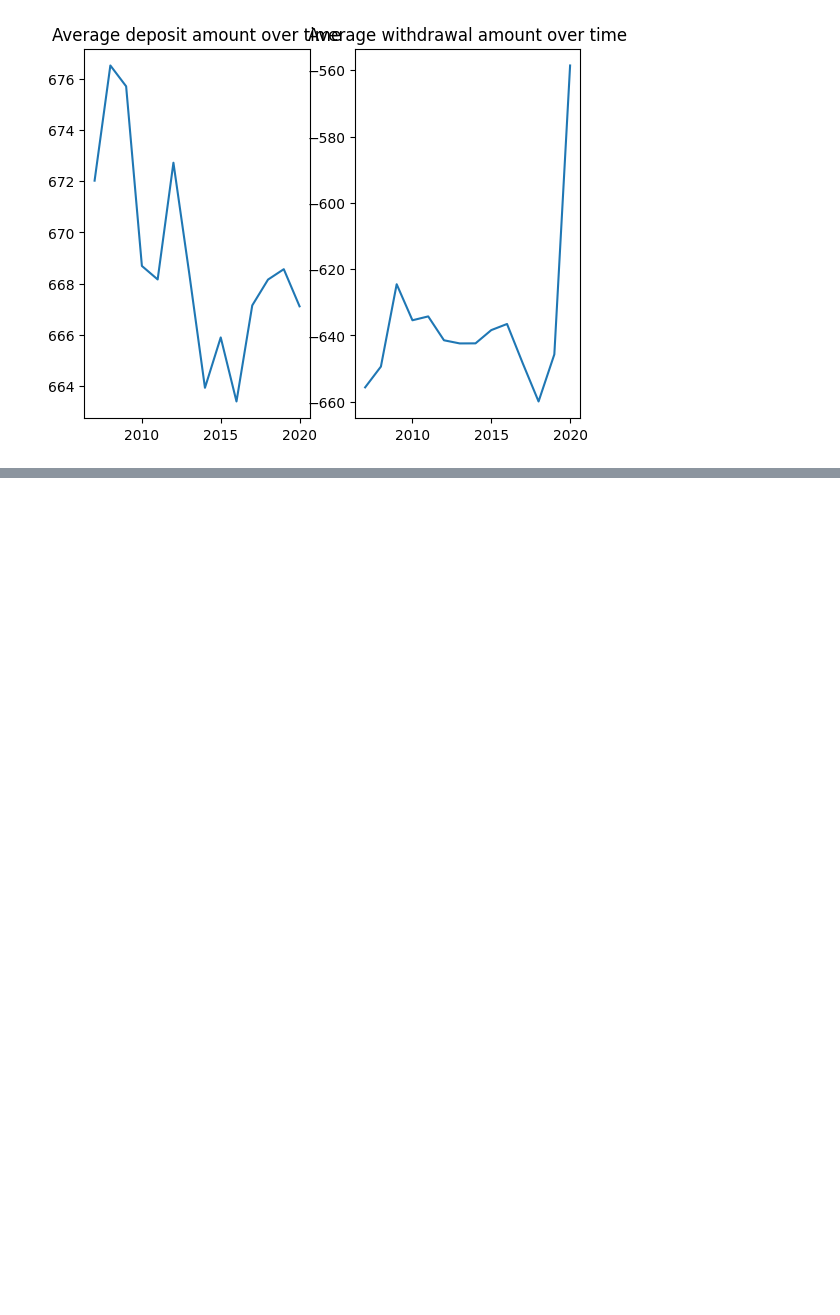
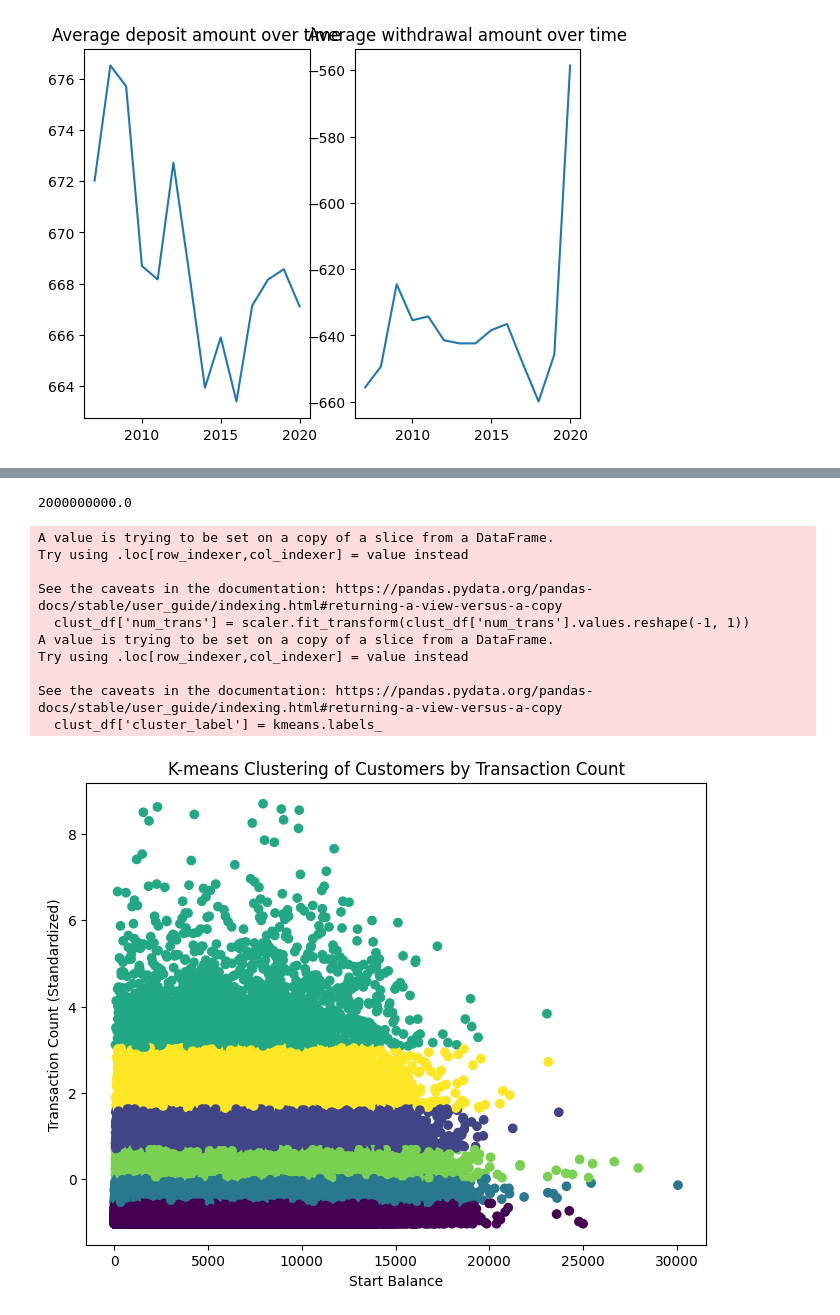
Before and after one commit to gegaddis/bank-churn, a Jupyter notebook: griffen_eda_cleaning.ipynb, the cells around one changed output, grey strips where cells are left out. Cells and saved outputs as stored; diff of their text form; code cells hidden in the pictures; blank space fills up the shorter version.

```diff
--- a/griffen_eda_cleaning.ipynb
+++ b/griffen_eda_cleaning.ipynb
@@ -447,0 +509,6 @@ Text(0.5, 1.0, 'Average withdrawal amount over time')
+# %%
+print(cust_df["start_balance"].max()) #-10000000000.0 needs to be dropped
+outliers = cust_df[(cust_df['start_balance'] >= 1000000.0)]
+cust_df = cust_df.drop(outliers.index)
+# %% [output]
+2000000000.0
@@ -447,0 +518,40 @@ Text(0.5, 1.0, 'Average withdrawal amount over time')
+# %%
+# use k-means to cluster customers based upon number of transactions
+selected_features = ['customer_id', 'num_trans','start_balance']
+clust_df = cust_df[selected_features]
+
+# Standardize the transaction_count column
+scaler = StandardScaler()
+clust_df['num_trans'] = scaler.fit_transform(clust_df['num_trans'].values.reshape(-1, 1))
+
+# Determine the number of clusters
+num_clusters = 6
+
+kmeans = KMeans(n_clusters=num_clusters, random_state=42)
+kmeans.fit(clust_df[['num_trans']])
+
+# Assign cluster labels to each customer
+clust_df['cluster_label'] = kmeans.labels_
+
+cluster_counts = clust_df['cluster_label'].value_counts()
+cluster_means = clust_df.groupby('cluster_label')['num_trans'].mean()
+
+# visualize the clusters
+plt.figure(figsize=(8, 6))
+plt.scatter(clust_df['start_balance'], clust_df['num_trans'], c=clust_df['cluster_label'], cmap='viridis')
+plt.xlabel('Start Balance')
+plt.ylabel('Transaction Count (Standardized)')
+plt.title('K-means Clustering of Customers by Transaction Count')
+plt.show()
+# %% [output]
+A value is trying to be set on a copy of a slice from a DataFrame.
+Try using .loc[row_indexer,col_indexer] = value instead
+
+See the caveats in the documentation: https://pandas.pydata.org/pandas-docs/stable/user_guide/indexing.html#returning-a-view-versus-a-copy
+  clust_df['num_trans'] = scaler.fit_transform(clust_df['num_trans'].values.reshape(-1, 1))
+A value is trying to be set on a copy of a slice from a DataFrame.
+Try using .loc[row_indexer,col_indexer] = value instead
+
+See the caveats in the documentation: https://pandas.pydata.org/pandas-docs/stable/user_guide/indexing.html#returning-a-view-versus-a-copy
+  clust_df['cluster_label'] = kmeans.labels_
+[figure, added]
```
Also changed, not shown: parts of 33 cells of this notebook.
